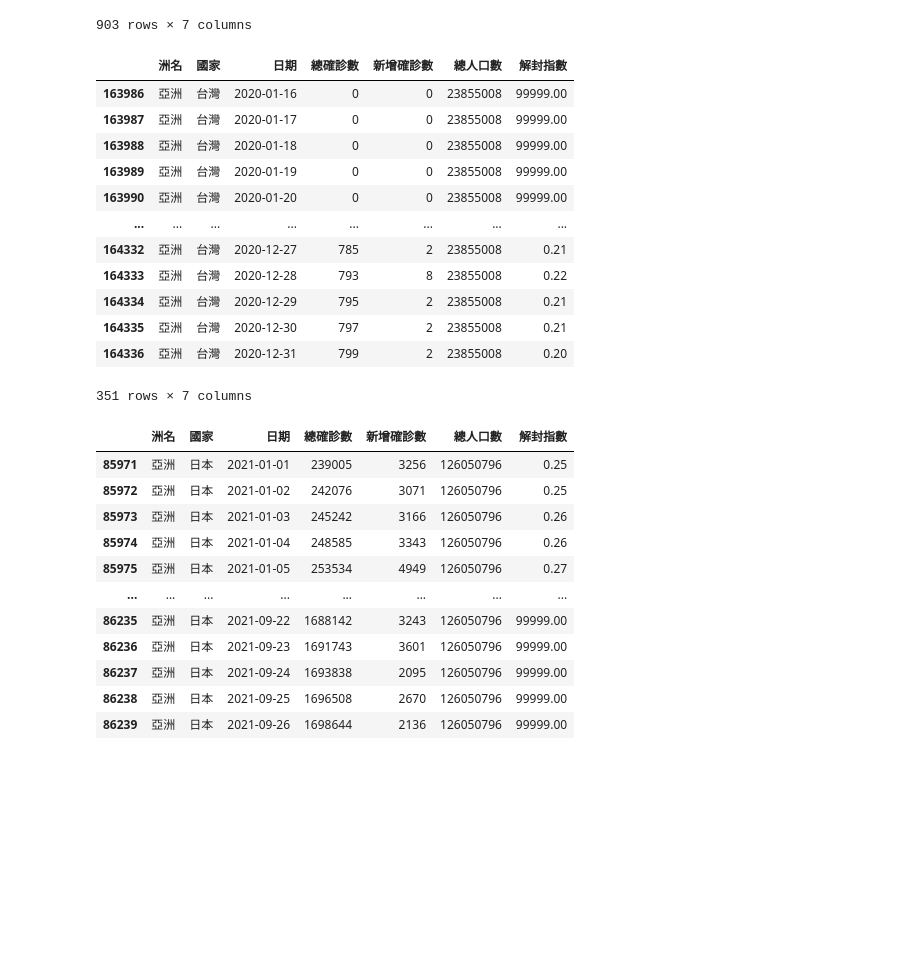
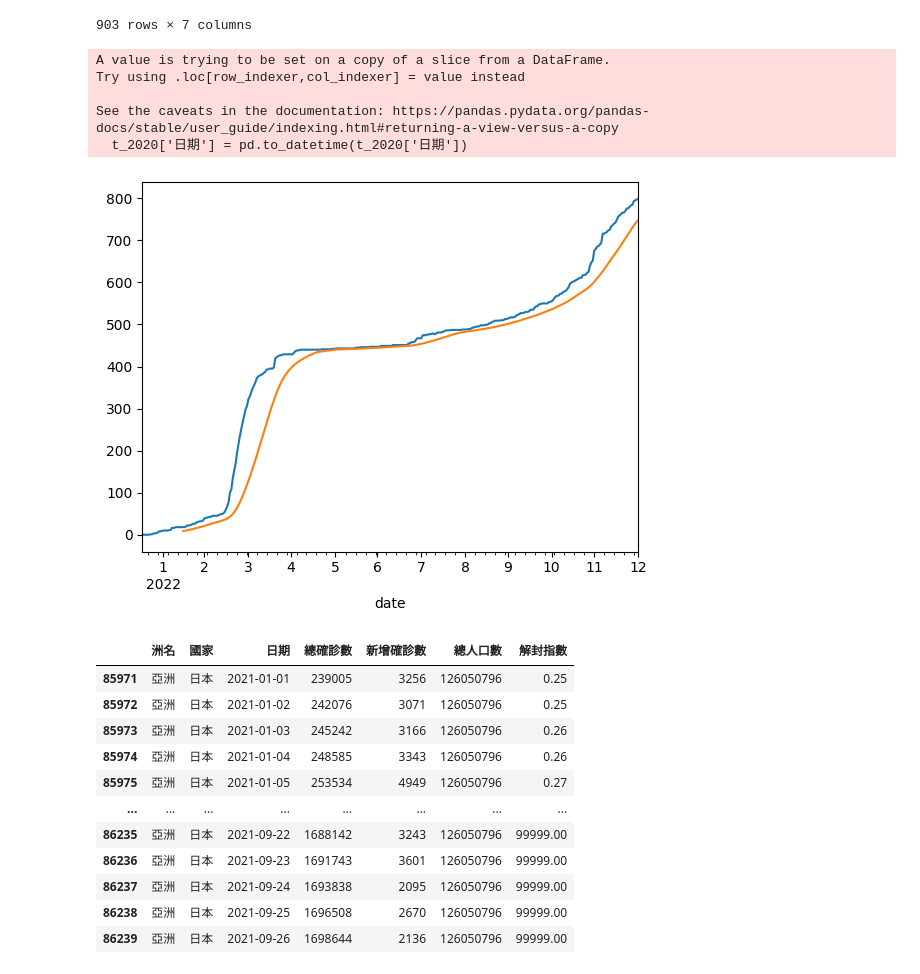
Before and after one commit to roberthsu2003/__2024_10_15__gjun_ai__, a Jupyter notebook: lesson15/lesson15_4.ipynb, the cells around one changed output. Drawn from its saved outputs; the diff is of its cells as text; code cells hidden in the pictures; blank space fills up the shorter version.

```diff
--- a/lesson15/lesson15_4.ipynb
+++ b/lesson15/lesson15_4.ipynb
@@ -35,21 +35,29 @@ taiwan
 | 164888 | 亞洲 | 台灣 | 2022-07-06 | 3964188 | 34561 | 23855008 | 266.71 |
 903 rows × 7 columns
 # %%
-taiwan.query('日期>="2020-01-16" and 日期<="2020-12-31"')
+t_2020 = taiwan.query('日期>="2020-01-16" and 日期<="2020-12-31"')
+t_2020['日期'] = pd.to_datetime(t_2020['日期'])
 # %% [output]
-|  | 洲名 | 國家 | 日期 | 總確診數 | 新增確診數 | 總人口數 | 解封指數 |
-| 163986 | 亞洲 | 台灣 | 2020-01-16 | 0 | 0 | 23855008 | 99999.00 |
-| 163987 | 亞洲 | 台灣 | 2020-01-17 | 0 | 0 | 23855008 | 99999.00 |
-| 163988 | 亞洲 | 台灣 | 2020-01-18 | 0 | 0 | 23855008 | 99999.00 |
-| 163989 | 亞洲 | 台灣 | 2020-01-19 | 0 | 0 | 23855008 | 99999.00 |
-| 163990 | 亞洲 | 台灣 | 2020-01-20 | 0 | 0 | 23855008 | 99999.00 |
-| ... | ... | ... | ... | ... | ... | ... | ... |
-| 164332 | 亞洲 | 台灣 | 2020-12-27 | 785 | 2 | 23855008 | 0.21 |
-| 164333 | 亞洲 | 台灣 | 2020-12-28 | 793 | 8 | 23855008 | 0.22 |
-| 164334 | 亞洲 | 台灣 | 2020-12-29 | 795 | 2 | 23855008 | 0.21 |
-| 164335 | 亞洲 | 台灣 | 2020-12-30 | 797 | 2 | 23855008 | 0.21 |
-| 164336 | 亞洲 | 台灣 | 2020-12-31 | 799 | 2 | 23855008 | 0.20 |
-351 rows × 7 columns
+A value is trying to be set on a copy of a slice from a DataFrame.
+Try using .loc[row_indexer,col_indexer] = value instead
+
+See the caveats in the documentation: https://pandas.pydata.org/pandas-docs/stable/user_guide/indexing.html#returning-a-view-versus-a-copy
+  t_2020['日期'] = pd.to_datetime(t_2020['日期'])
+# %%
+import matplotlib.pyplot as plt
+
+t_2020_d = t_2020.set_index('日期')
+figure = plt.figure()
+ax = figure.add_subplot()
+t_2020_d['總確診數'].plot(ax=ax)
+ax.set_xlabel('date')
+date_range = pd.date_range('2020-01-01',periods=12,freq='ME')
+ax.set_xticks(date_range)
+ax.set_xticklabels(['1\n2022','2','3','4','5','6','7','8','9','10','11','12'])
+ax.plot(t_2020_d['總確診數'].rolling(30).mean())
+plt.show()
+# %% [output]
+[figure, added]
 # %%
 country = input("請輸入國家")
 country_df = df1.query('國家==@country')
```
